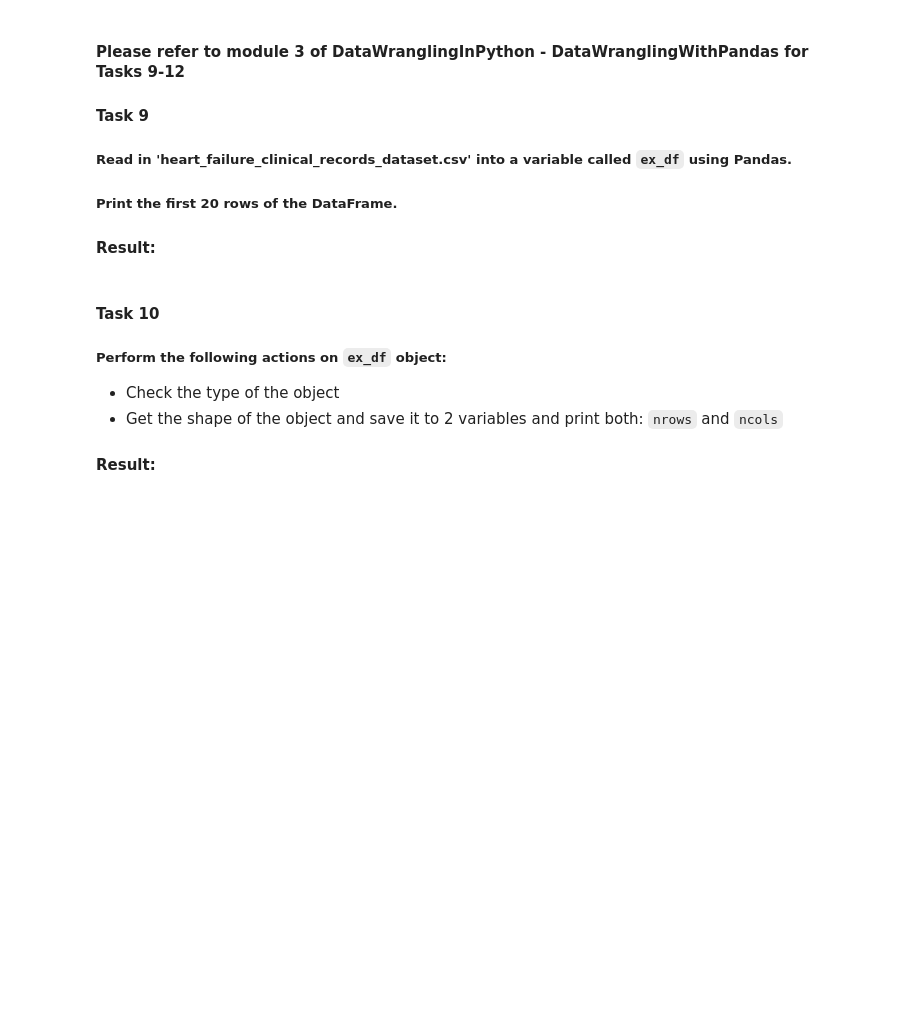
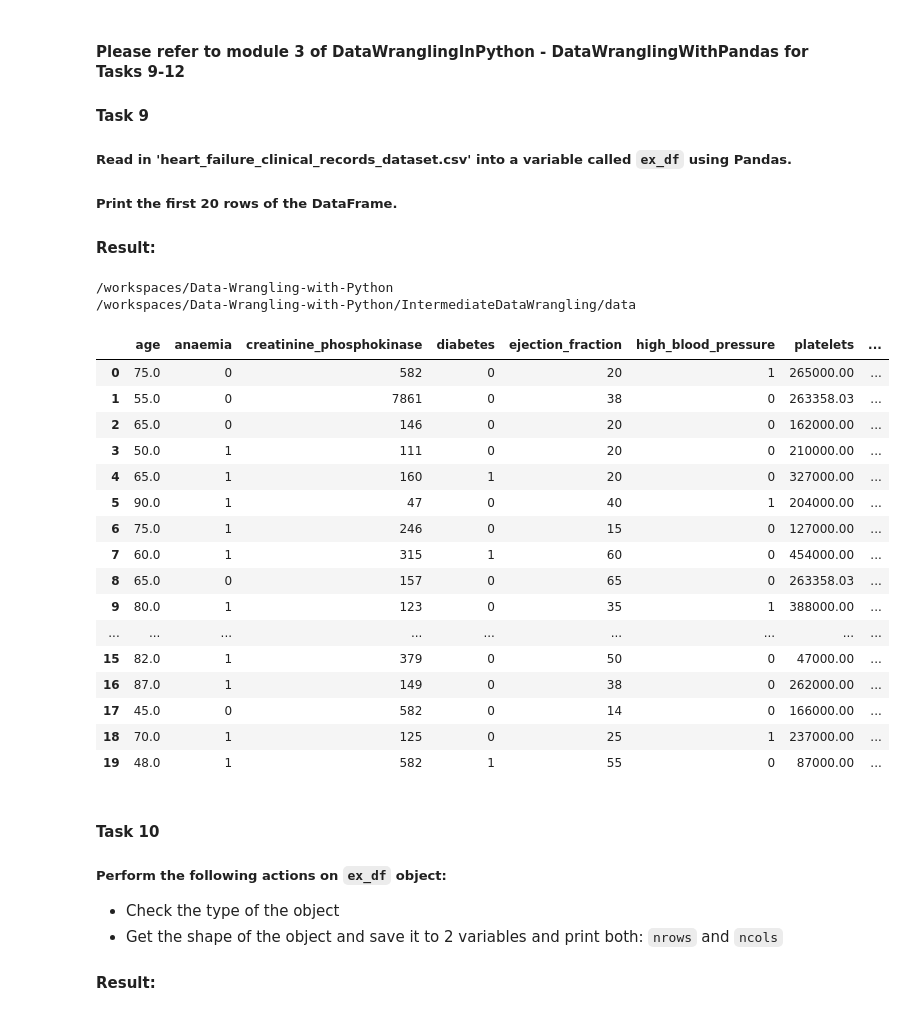
Before and after one commit to michalpiaszczyk/Data-Wrangling-with-Python, a Jupyter notebook: IntermediateDataWrangling/DataWranglingWithPandas/DataWranglingInPython-DataWranglingWithPandas-5-exercises.ipynb, the cells around one changed output. Saved outputs shown, nothing was run; the diff lists cells and outputs as text; code cells hidden in the pictures; blank space fills up the shorter version.

```diff
--- a/IntermediateDataWrangling/DataWranglingWithPandas/DataWranglingInPython-DataWranglingWithPandas-5-exercises.ipynb
+++ b/IntermediateDataWrangling/DataWranglingWithPandas/DataWranglingInPython-DataWranglingWithPandas-5-exercises.ipynb
@@ -223,6 +299,39 @@ shopping_cart["item_quantity"].std()
 ##### Read in 'heart_failure_clinical_records_dataset.csv' into a variable called `ex_df` using Pandas.
 ##### Print the first 20 rows of the DataFrame.
 #### Result:
+# %%
+from pathlib import Path
+# Set 'main_dir' to location of the project folder
+home_dir = Path(".").resolve()
+main_dir = home_dir.parent.parent
+print(main_dir)
+data_dir = str(main_dir) + "/IntermediateDataWrangling/data"
+print(data_dir)
+ex_df = pd.read_csv(str(data_dir)+'/'+ 'heart_failure_clinical_records_dataset.csv')
+# ex_df = pd.read_csv("IntermediateDataWrangling/data/heart_failure_clinical_records_dataset.csv")
+# %% [output]
+/workspaces/Data-Wrangling-with-Python
+/workspaces/Data-Wrangling-with-Python/IntermediateDataWrangling/data
+# %%
+ex_df[:20]
+# %% [output]
+|  | age | anaemia | creatinine_phosphokinase | diabetes | ejection_fraction | high_blood_pressure | platelets | ... |
+| 0 | 75.0 | 0 | 582 | 0 | 20 | 1 | 265000.00 | ... |
+| 1 | 55.0 | 0 | 7861 | 0 | 38 | 0 | 263358.03 | ... |
+| 2 | 65.0 | 0 | 146 | 0 | 20 | 0 | 162000.00 | ... |
+| 3 | 50.0 | 1 | 111 | 0 | 20 | 0 | 210000.00 | ... |
+| 4 | 65.0 | 1 | 160 | 1 | 20 | 0 | 327000.00 | ... |
+| 5 | 90.0 | 1 | 47 | 0 | 40 | 1 | 204000.00 | ... |
+| 6 | 75.0 | 1 | 246 | 0 | 15 | 0 | 127000.00 | ... |
+| 7 | 60.0 | 1 | 315 | 1 | 60 | 0 | 454000.00 | ... |
+| 8 | 65.0 | 0 | 157 | 0 | 65 | 0 | 263358.03 | ... |
+| 9 | 80.0 | 1 | 123 | 0 | 35 | 1 | 388000.00 | ... |
+| ... | ... | ... | ... | ... | ... | ... | ... | ... |
+| 15 | 82.0 | 1 | 379 | 0 | 50 | 0 | 47000.00 | ... |
+| 16 | 87.0 | 1 | 149 | 0 | 38 | 0 | 262000.00 | ... |
+| 17 | 45.0 | 0 | 582 | 0 | 14 | 0 | 166000.00 | ... |
+| 18 | 70.0 | 1 | 125 | 0 | 25 | 1 | 237000.00 | ... |
+| 19 | 48.0 | 1 | 582 | 1 | 55 | 0 | 87000.00 | ... |
 # %% [markdown]
 #### Task 10
 ##### Perform the following actions on `ex_df` object:
```
Also changed, not shown: parts of 15 cells of this notebook, 1 other file.
